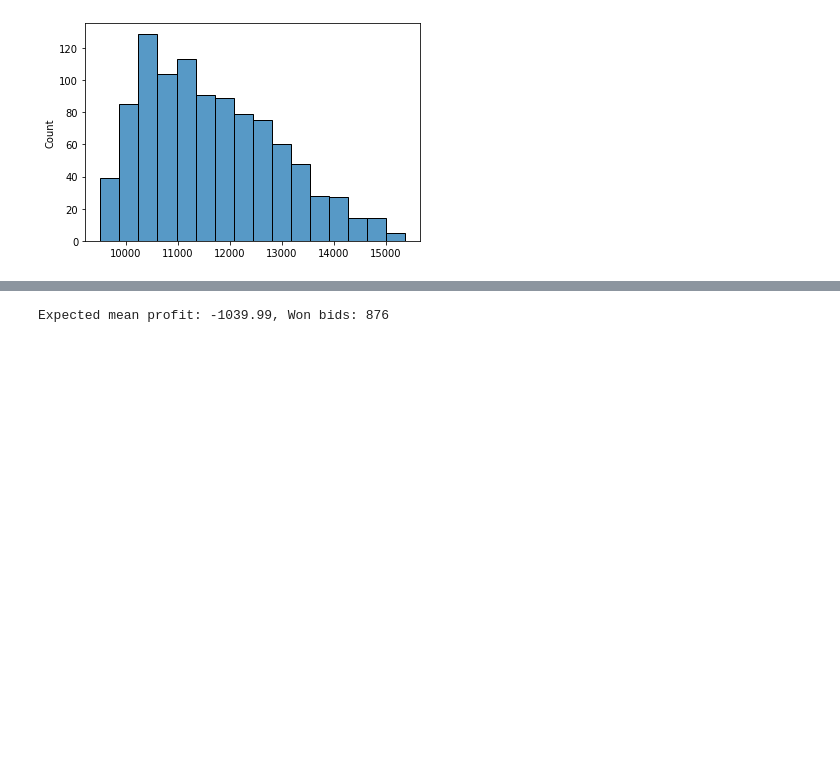
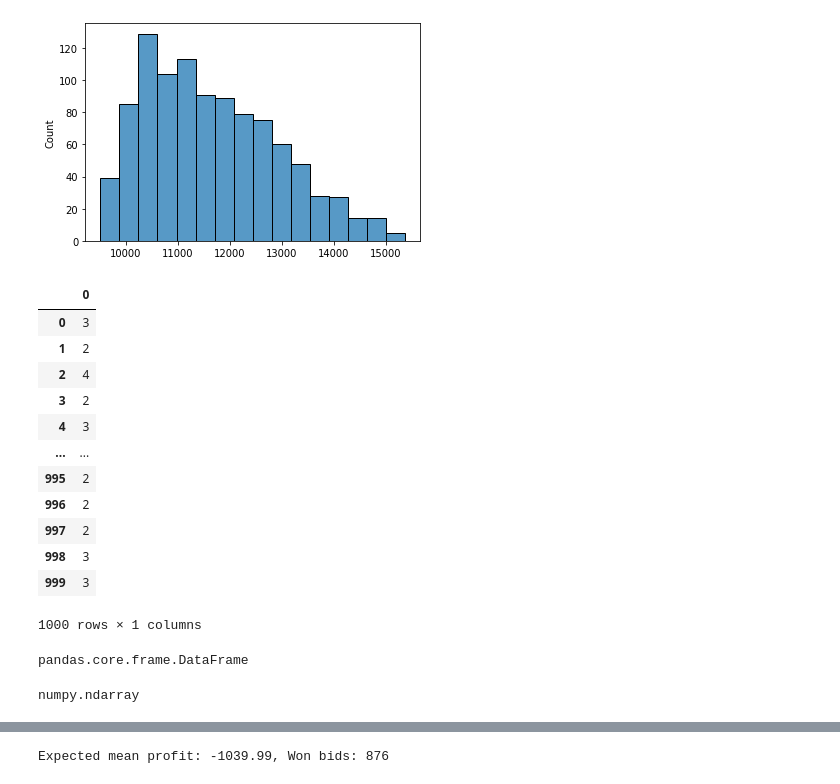
Before and after one commit to qu4nt/scikit-risk, a Jupyter notebook: notebooks/bidding_simulation_model.ipynb, the cells around one changed output, grey strips where cells are left out. Saved outputs shown, nothing was run; the diff lists cells and outputs as text; code cells hidden in the pictures; blank space fills up the shorter version.

Commit message:
Change example to run based in dataframes instead numpy

```diff
--- a/notebooks/bidding_simulation_model.ipynb
+++ b/notebooks/bidding_simulation_model.ipynb
@@ -39,5 +39,25 @@ sns.histplot(sim_bid_cost + sim_project_cost);
 # %% [output]
 [figure]
 # %%
-sim_num_competitors = np.random.binomial(num_competitors, 0.5, size=n_sim)
+sim_num_competitors = pd.DataFrame(np.random.binomial(num_competitors, 0.5, size=n_sim))
+# %%
+sim_num_competitors
+# %% [output]
+|  | 0 |
+| 0 | 3 |
+| 1 | 2 |
+| 2 | 4 |
+| 3 | 2 |
+| 4 | 3 |
+| ... | ... |
+| 995 | 2 |
+| 996 | 2 |
+| 997 | 2 |
+| 998 | 3 |
+| 999 | 3 |
+1000 rows × 1 columns
+# %%
+type(sim_num_competitors)
+# %% [output]
+pandas.core.frame.DataFrame
 # %%
@@ -54,0 +80,4 @@ competitors_bids = np.apply_along_axis(competitors_bids, 1, sim_num_competitors)
+# %%
+type(competing_bids_s[0])
+# %% [output]
+numpy.ndarray
```
Also changed, not shown: parts of 10 cells of this notebook.
